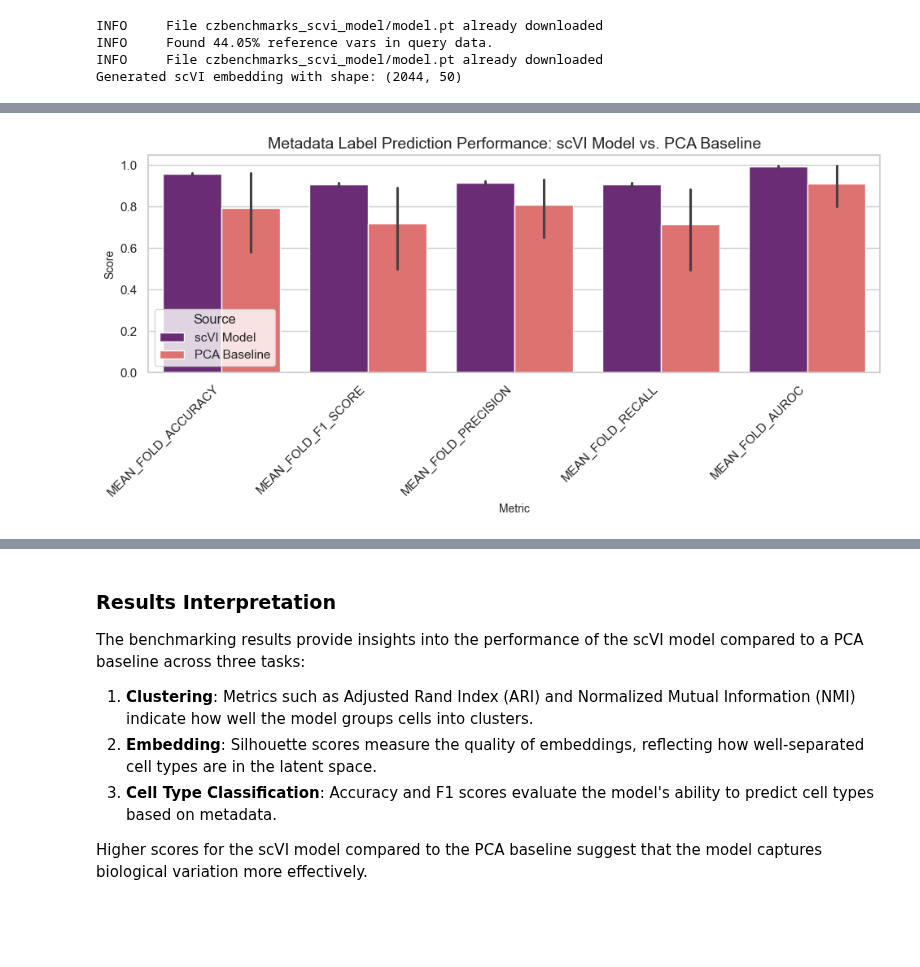
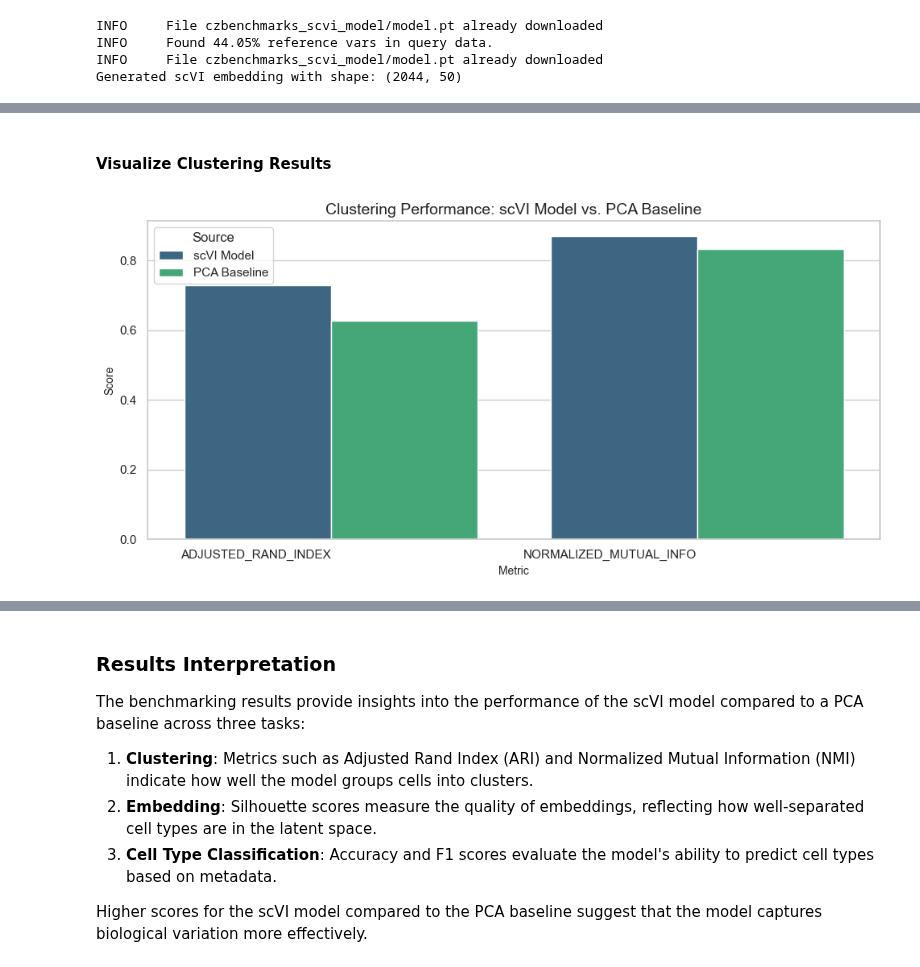
Before and after one commit to chanzuckerberg/cz-benchmarks, a Jupyter notebook: examples/scvi_all_tasks_benchmark.ipynb, the cells around one changed output, grey strips where cells are left out. Saved outputs shown, nothing was run; the diff lists cells and outputs as text; code cells hidden in the pictures; blank space fills up the shorter version.

```diff
--- a/examples/scvi_all_tasks_benchmark.ipynb
+++ b/examples/scvi_all_tasks_benchmark.ipynb
@@ -165,0 +167,8 @@ all_results["clustering"] = {
+# %%
+
+# Display Clustering Results
+df_clustering_model = summarize_results(clustering_results, "scVI Model")
+df_clustering_baseline = summarize_results(clustering_baseline_results, "PCA Baseline")
+df_clustering_compare = pd.concat([df_clustering_model, df_clustering_baseline], ignore_index=True)
+print("Clustering Results Comparison:")
+display(df_clustering_compare.T)
@@ -335,27 +270,11 @@ INFO:czbenchmarks.tasks.label_prediction:Computing final metrics...
-# %%
-# Visualize Prediction Results
-df_pred_model = pd.DataFrame(all_results["prediction"]["model"])
-df_pred_baseline = pd.DataFrame(all_results["prediction"]["baseline"])
-df_pred_model["source"] = "scVI Model"
-df_pred_baseline["source"] = "PCA Baseline"
-df_pred = pd.concat([df_pred_model, df_pred_baseline])
-df_pred["metric_name"] = df_pred["metric_type"].apply(lambda x: x.name)
-df_pred["classifier"] = df_pred["params"].apply(
-    lambda p: p.get("classifier", "Overall")
-)
-
-#print(df_pred)
-
-plt.figure(figsize=(10, 5))
-sns.barplot(data=df_pred, x="metric_name", y="value", hue="source", palette="magma")
-plt.title(
-    "Metadata Label Prediction Performance: scVI Model vs. PCA Baseline", fontsize=14
-)
-plt.ylabel("Score", fontsize=10)
-plt.xlabel("Metric", fontsize=10)
-plt.xticks(rotation=45, ha="right")
-plt.legend(title="Source")
-plt.tight_layout()
-plt.show()
-# %% [output]
-[figure, removed]
+# %% [markdown]
+#### Visualize Clustering Results
+# %%
+plot_comparison(
+    df_clustering_compare,
+    title="Clustering Performance: scVI Model vs. PCA Baseline",
+    ylabel="Score",
+    palette="viridis"
+)
+# %% [output]
+[figure, added]
```
Also changed, not shown: parts of 26 cells of this notebook, 3 other files.
